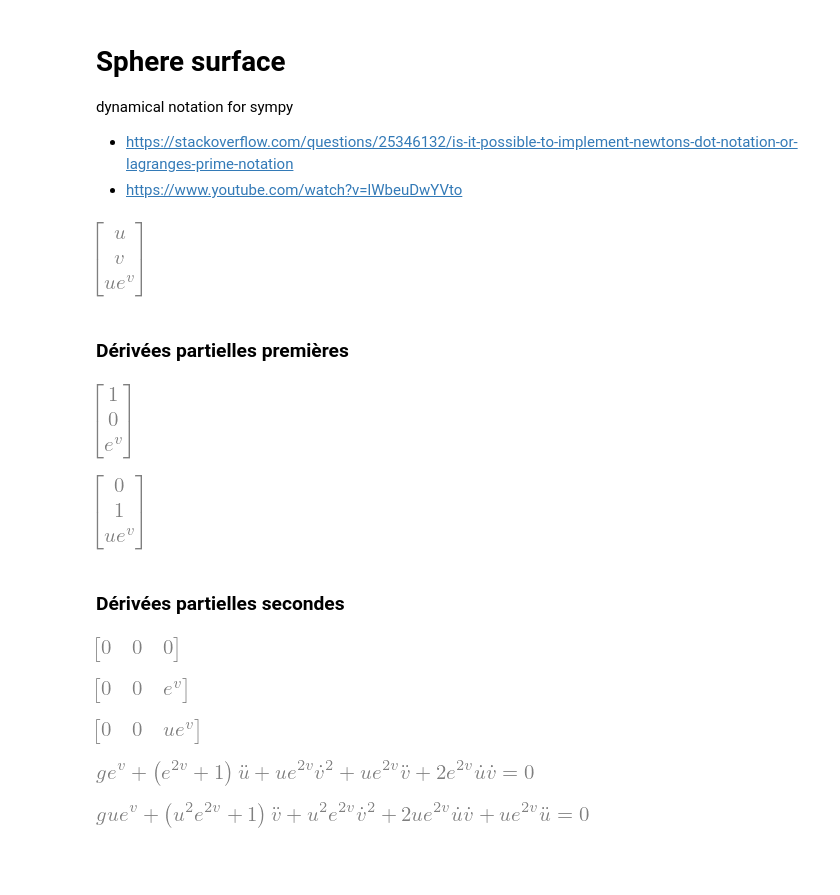
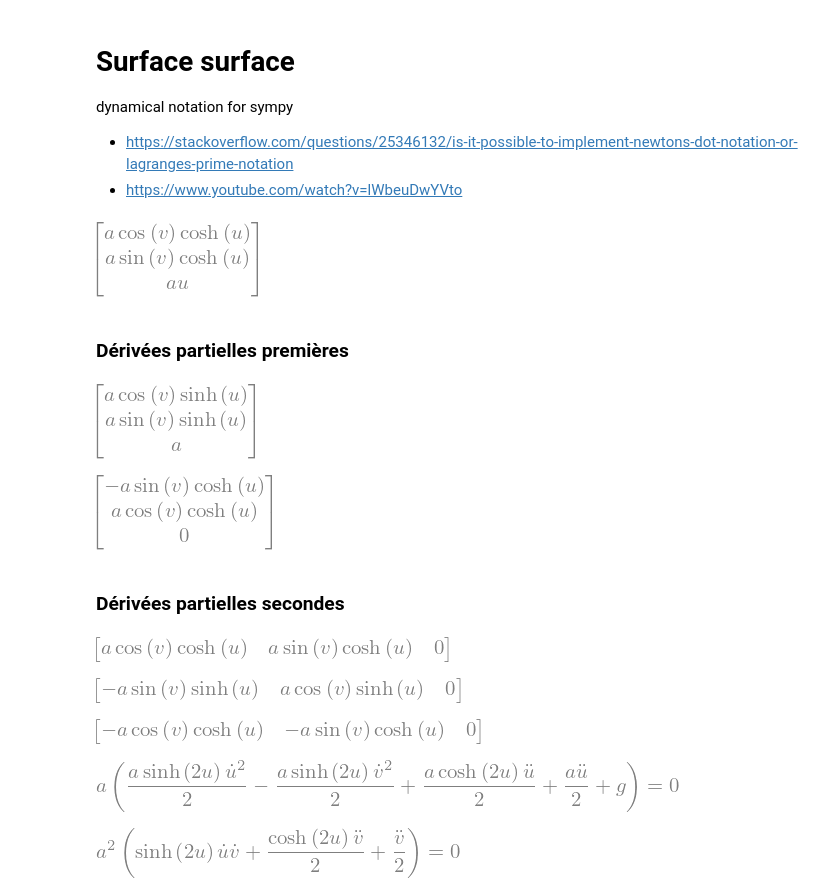
Before and after one commit to lucasdietrich/gsurface, a Jupyter notebook: surface_calculation.ipynb, the cells around one changed output. Saved outputs shown, nothing was run; the diff lists cells and outputs as text; code cells hidden in the pictures; blank space fills up the shorter version.

Commit message:
fix eval solutions, add catenoid, mayavi plotter styles

```diff
--- a/surface_calculation.ipynb
+++ b/surface_calculation.ipynb
@@ -1,5 +1,5 @@
 # %% [markdown]
-# Sphere surface
+# Surface surface
 
 dynamical notation for sympy
 
@@ -26,7 +26,7 @@ init_vprinting()
 # u = Function("u")(t)
 # v = Function("v")(t)
 # %%
-surface = 4
+surface = 5
 
 if surface == 0: # sphere
     x = R * cos(u) * cos(v)
@@ -40,42 +40,46 @@ if surface == 0: # sphere
 
 elif surface == 1: # plan
     x = u
     y = v
     z = a*u+b*v
 
 elif surface == 2: # tore
     x = (R + r * cos(v)) * cos(u)
     y = (R + r * cos(v)) * sin(u)
     z = r * sin(v)
 
     # transformation v += pi/2
     x = x.subs(v, v - pi/2)
     y = y.subs(v, v - pi/2)
     z = z.subs(v, v - pi/2)
 
 elif surface == 3: # egg box
     x = u
     y = v
     z = R*cos(a*u)*cos(b*v)
 elif surface == 4 : # rdm
     x = u
     y = v
     z = exp(v)*u
+elif surface == 5: # catenoid
+    x = a*cosh(u)*cos(v)
+    y = a*cosh(u)*sin(v)
+    z = a*u
 
 
 S = Matrix([x, y, z])
 
 display(S)
 # %% [output]
-[figure, old version]
+[figure, new version]
 # %% [markdown]
 ### Dérivées partielles premières
 # %%
 display(diff(S, u))
 display(diff(S, v))
 # %% [output]
-[figure, old version]
+[figure, new version]
-[figure, old version]
+[figure, new version]
 # %% [markdown]
 ### Dérivées partielles secondes
 # %%
@@ -83,9 +87,9 @@ display(diff(S, u, u).transpose())
 display(diff(S, u, v).transpose())
 display(diff(S, v, v).transpose())
 # %% [output]
-[figure, old version]
+[figure, new version]
-[figure, old version]
+[figure, new version]
-[figure, old version]
+[figure, new version]
 # %%
 F = Matrix([0, 0, -g])
 
@@ -102,5 +106,5 @@ eq = [
 
 display(*eq)
 # %% [output]
-[figure, old version]
+[figure, new version]
-[figure, old version]
+[figure, new version]
```
Also changed, not shown: 13 other files.
